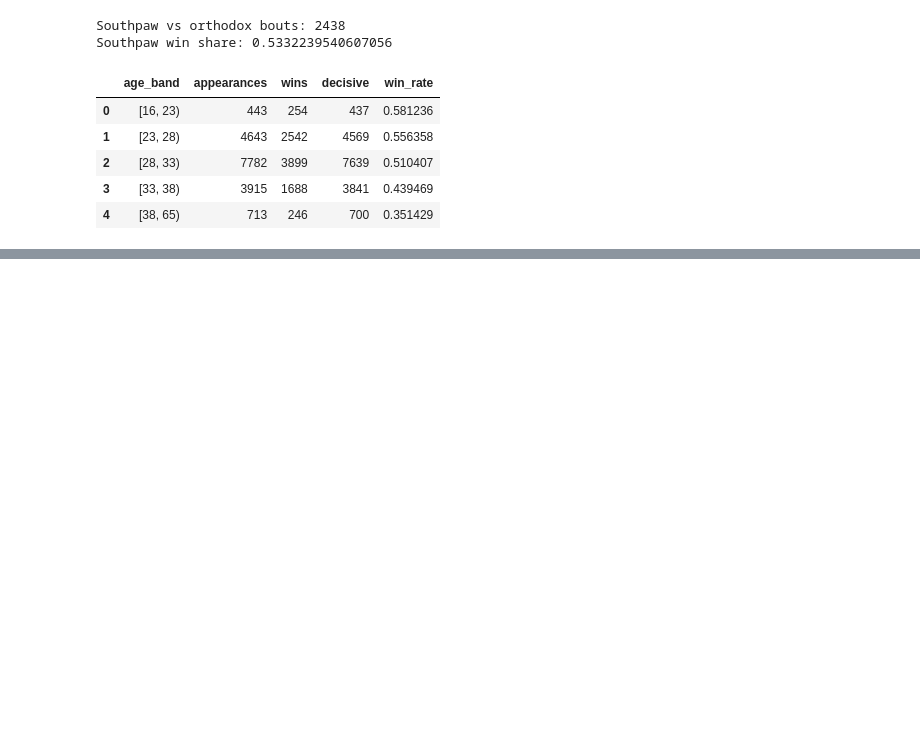
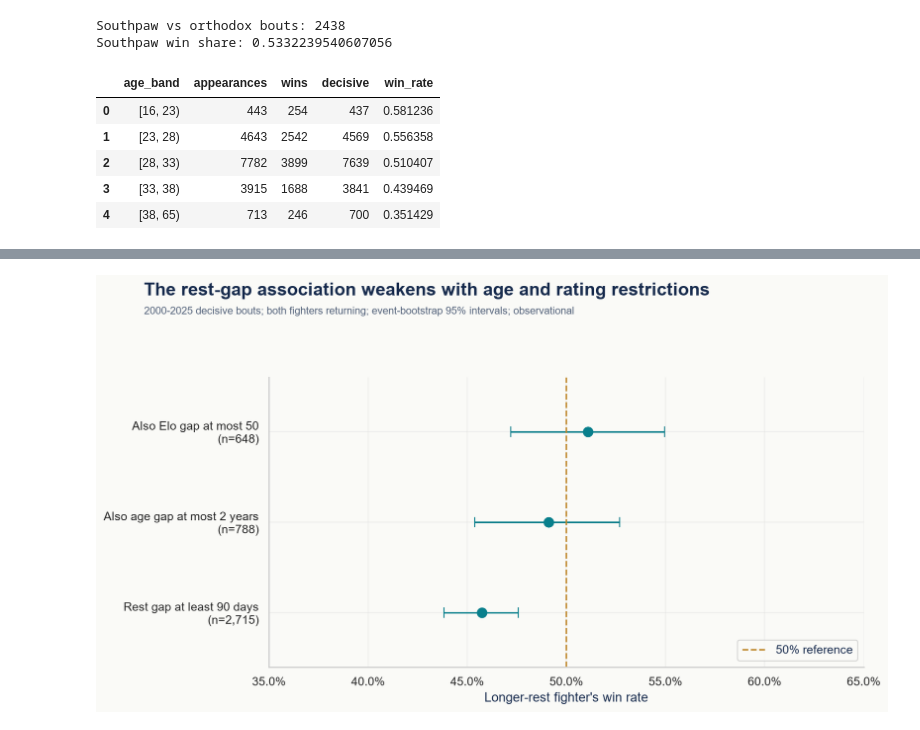
Before and after one commit to DQuanBui/UFC_Fights_Analysis, a Jupyter notebook: notebooks/04_fighter_analysis.ipynb, the cells around one changed output, grey strips where cells are left out. Cells and saved outputs as stored; diff of their text form; code cells hidden in the pictures; blank space fills up the shorter version.

```diff
--- a/notebooks/04_fighter_analysis.ipynb
+++ b/notebooks/04_fighter_analysis.ipynb
@@ -235,0 +265,5 @@ display(deep_tables['deep_career_continuation'])
+# %%
+from src.research_visualization import research_chart
+show(research_chart('11'))
+# %% [output]
+[figure, added]
```
Also changed, not shown: parts of 20 cells of this notebook, 11 other files.
